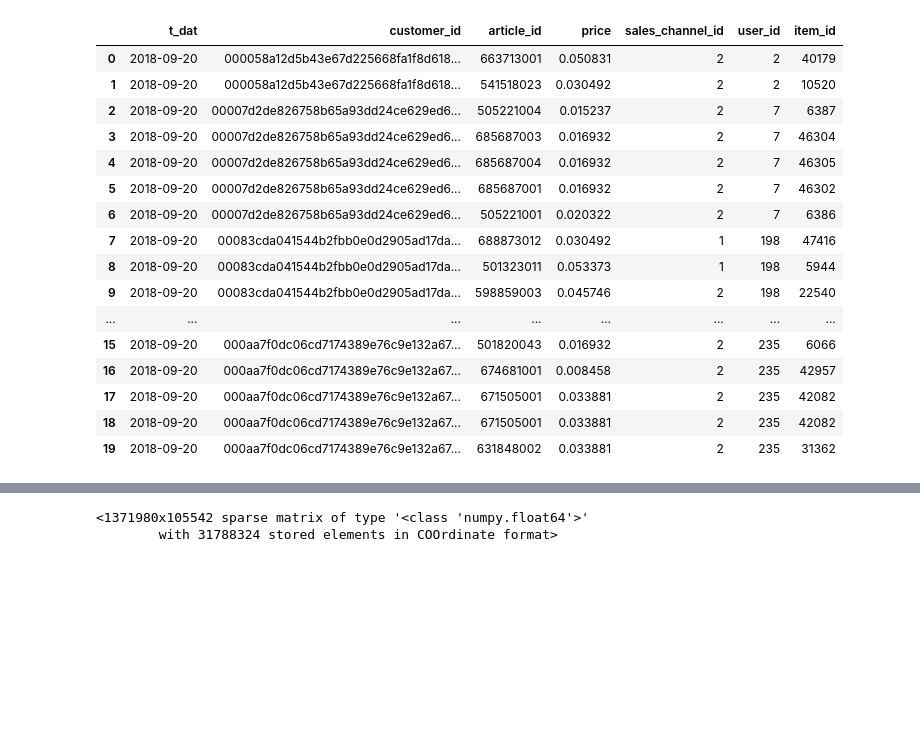
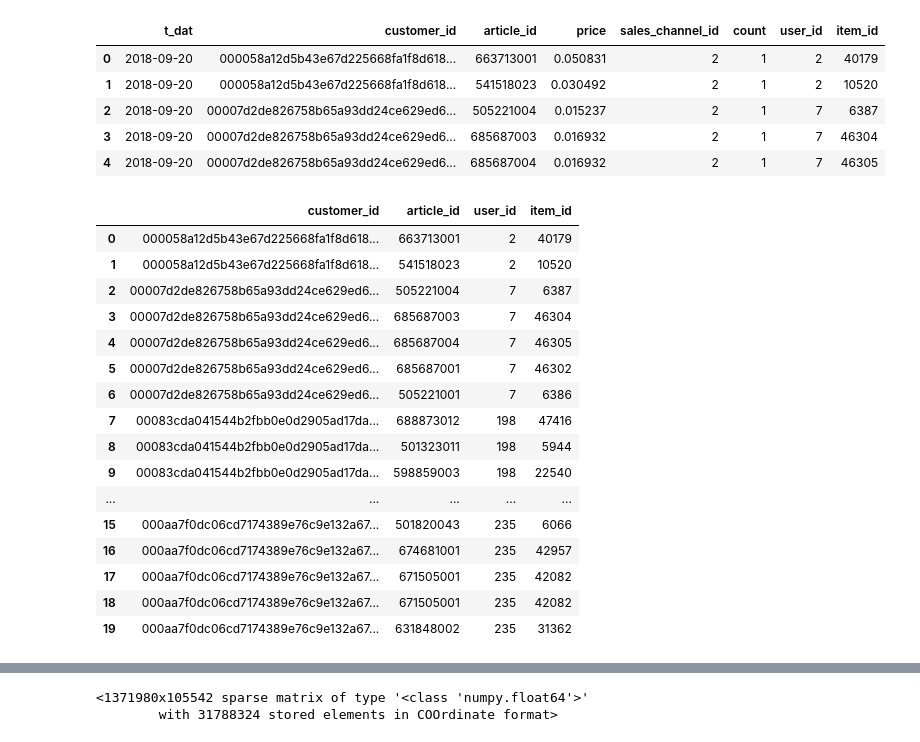
Before and after one commit to k-redstone/jupyter, a Jupyter notebook: als.ipynb, the cells around one changed output, grey strips where cells are left out. Drawn from its saved outputs; the diff is of its cells as text; code cells hidden in the pictures; blank space fills up the shorter version.

```diff
--- a/als.ipynb
+++ b/als.ipynb
@@ -43,22 +62,32 @@ tran['item_id'] = tran['article_id'].map(item_map)
 
 # del customers, customers
 # %%
-tran.head(20)
+tran.head()
 # %% [output]
-|  | t_dat | customer_id | article_id | price | sales_channel_id | user_id | item_id |
-| 0 | 2018-09-20 | 000058a12d5b43e67d225668fa1f8d618... | 663713001 | 0.050831 | 2 | 2 | 40179 |
-| 1 | 2018-09-20 | 000058a12d5b43e67d225668fa1f8d618... | 541518023 | 0.030492 | 2 | 2 | 10520 |
-| 2 | 2018-09-20 | 00007d2de826758b65a93dd24ce629ed6... | 505221004 | 0.015237 | 2 | 7 | 6387 |
-| 3 | 2018-09-20 | 00007d2de826758b65a93dd24ce629ed6... | 685687003 | 0.016932 | 2 | 7 | 46304 |
-| 4 | 2018-09-20 | 00007d2de826758b65a93dd24ce629ed6... | 685687004 | 0.016932 | 2 | 7 | 46305 |
-| 5 | 2018-09-20 | 00007d2de826758b65a93dd24ce629ed6... | 685687001 | 0.016932 | 2 | 7 | 46302 |
-| 6 | 2018-09-20 | 00007d2de826758b65a93dd24ce629ed6... | 505221001 | 0.020322 | 2 | 7 | 6386 |
-| 7 | 2018-09-20 | 00083cda041544b2fbb0e0d2905ad17da... | 688873012 | 0.030492 | 1 | 198 | 47416 |
-| 8 | 2018-09-20 | 00083cda041544b2fbb0e0d2905ad17da... | 501323011 | 0.053373 | 1 | 198 | 5944 |
-| 9 | 2018-09-20 | 00083cda041544b2fbb0e0d2905ad17da... | 598859003 | 0.045746 | 2 | 198 | 22540 |
-| ... | ... | ... | ... | ... | ... | ... | ... |
-| 15 | 2018-09-20 | 000aa7f0dc06cd7174389e76c9e132a67... | 501820043 | 0.016932 | 2 | 235 | 6066 |
-| 16 | 2018-09-20 | 000aa7f0dc06cd7174389e76c9e132a67... | 674681001 | 0.008458 | 2 | 235 | 42957 |
-| 17 | 2018-09-20 | 000aa7f0dc06cd7174389e76c9e132a67... | 671505001 | 0.033881 | 2 | 235 | 42082 |
-| 18 | 2018-09-20 | 000aa7f0dc06cd7174389e76c9e132a67... | 671505001 | 0.033881 | 2 | 235 | 42082 |
-| 19 | 2018-09-20 | 000aa7f0dc06cd7174389e76c9e132a67... | 631848002 | 0.033881 | 2 | 235 | 31362 |
+|  | t_dat | customer_id | article_id | price | sales_channel_id | count | user_id | item_id |
+| 0 | 2018-09-20 | 000058a12d5b43e67d225668fa1f8d618... | 663713001 | 0.050831 | 2 | 1 | 2 | 40179 |
+| 1 | 2018-09-20 | 000058a12d5b43e67d225668fa1f8d618... | 541518023 | 0.030492 | 2 | 1 | 2 | 10520 |
+| 2 | 2018-09-20 | 00007d2de826758b65a93dd24ce629ed6... | 505221004 | 0.015237 | 2 | 1 | 7 | 6387 |
+| 3 | 2018-09-20 | 00007d2de826758b65a93dd24ce629ed6... | 685687003 | 0.016932 | 2 | 1 | 7 | 46304 |
+| 4 | 2018-09-20 | 00007d2de826758b65a93dd24ce629ed6... | 685687004 | 0.016932 | 2 | 1 | 7 | 46305 |
+# %%
+tran = tran.drop(['t_dat','price', 'sales_channel_id'], axis=1)
+tran.head(20)
+# %% [output]
+|  | customer_id | article_id | user_id | item_id |
+| 0 | 000058a12d5b43e67d225668fa1f8d618... | 663713001 | 2 | 40179 |
+| 1 | 000058a12d5b43e67d225668fa1f8d618... | 541518023 | 2 | 10520 |
+| 2 | 00007d2de826758b65a93dd24ce629ed6... | 505221004 | 7 | 6387 |
+| 3 | 00007d2de826758b65a93dd24ce629ed6... | 685687003 | 7 | 46304 |
+| 4 | 00007d2de826758b65a93dd24ce629ed6... | 685687004 | 7 | 46305 |
+| 5 | 00007d2de826758b65a93dd24ce629ed6... | 685687001 | 7 | 46302 |
+| 6 | 00007d2de826758b65a93dd24ce629ed6... | 505221001 | 7 | 6386 |
+| 7 | 00083cda041544b2fbb0e0d2905ad17da... | 688873012 | 198 | 47416 |
+| 8 | 00083cda041544b2fbb0e0d2905ad17da... | 501323011 | 198 | 5944 |
+| 9 | 00083cda041544b2fbb0e0d2905ad17da... | 598859003 | 198 | 22540 |
+| ... | ... | ... | ... | ... |
+| 15 | 000aa7f0dc06cd7174389e76c9e132a67... | 501820043 | 235 | 6066 |
+| 16 | 000aa7f0dc06cd7174389e76c9e132a67... | 674681001 | 235 | 42957 |
+| 17 | 000aa7f0dc06cd7174389e76c9e132a67... | 671505001 | 235 | 42082 |
+| 18 | 000aa7f0dc06cd7174389e76c9e132a67... | 671505001 | 235 | 42082 |
+| 19 | 000aa7f0dc06cd7174389e76c9e132a67... | 631848002 | 235 | 31362 |
```
Also changed, not shown: parts of 22 cells of this notebook, 1 other file.
